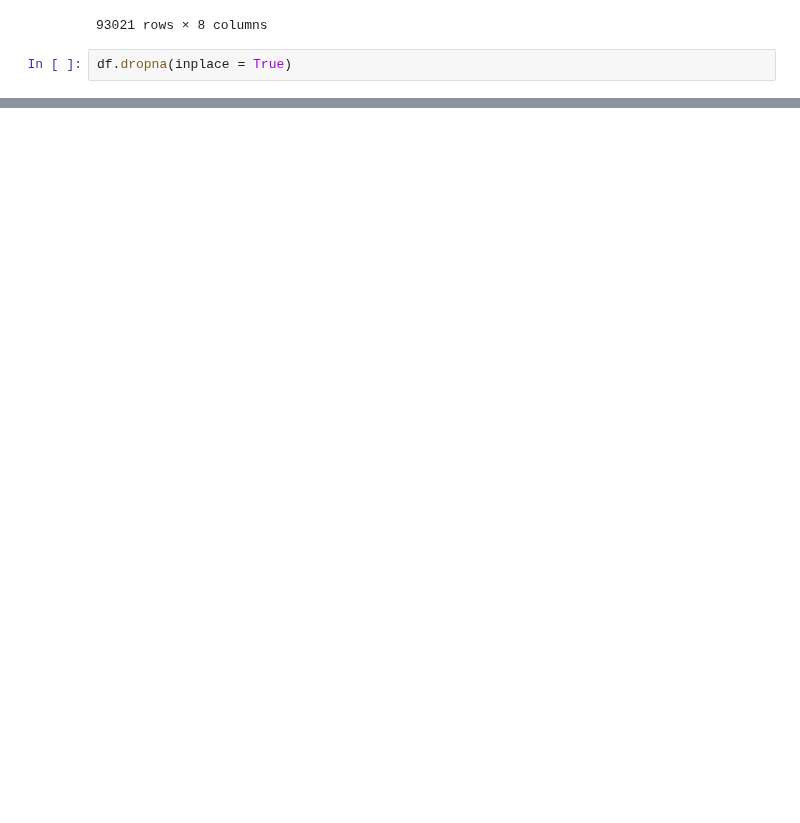
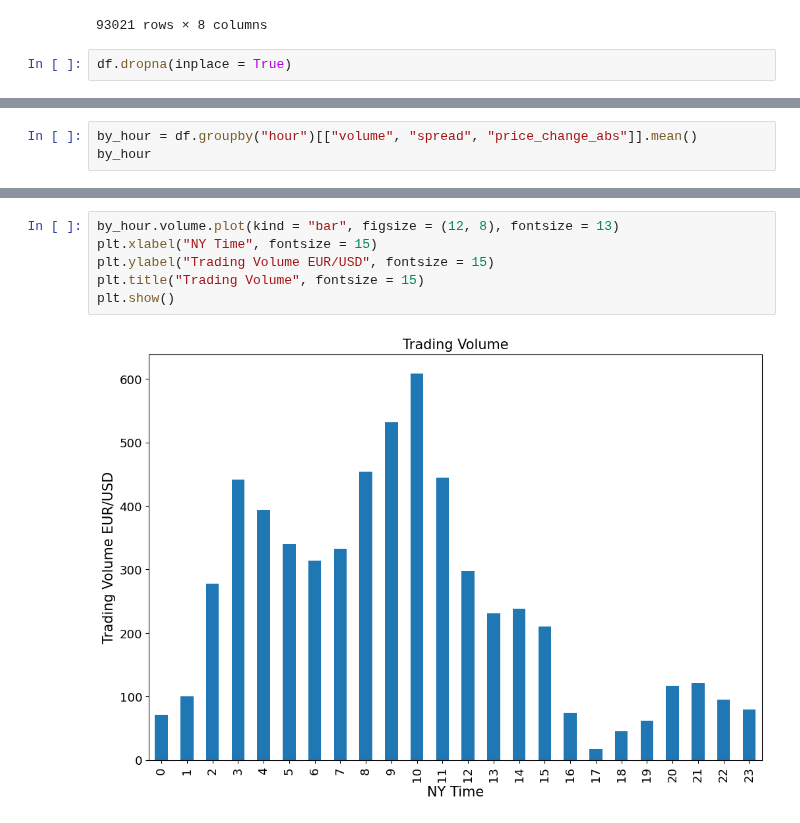
Before and after one commit to apasvenskas/Python-practice-with-financial-data, a Jupyter notebook: Data_Prep/Preparing_Data.ipynb, the cells around one changed output, grey strips where cells are left out. Drawn from its saved outputs; the diff is of its cells as text; blank space fills up the shorter version.

Commit message:
analisizng data for the best time to trade

```diff
--- a/Data_Prep/Preparing_Data.ipynb
+++ b/Data_Prep/Preparing_Data.ipynb
@@ -103,0 +108,3 @@ df.dropna(inplace = True)
+# %%
+by_hour = df.groupby("hour")[["volume", "spread", "price_change_abs"]].mean()
+by_hour
@@ -103,0 +130,8 @@ df.dropna(inplace = True)
+# %%
+by_hour.volume.plot(kind = "bar", figsize = (12, 8), fontsize = 13)
+plt.xlabel("NY Time", fontsize = 15)
+plt.ylabel("Trading Volume EUR/USD", fontsize = 15)
+plt.title("Trading Volume", fontsize = 15)
+plt.show()
+# %% [output]
+[figure, added]
```
Also changed, not shown: parts of 6 cells of this notebook.
